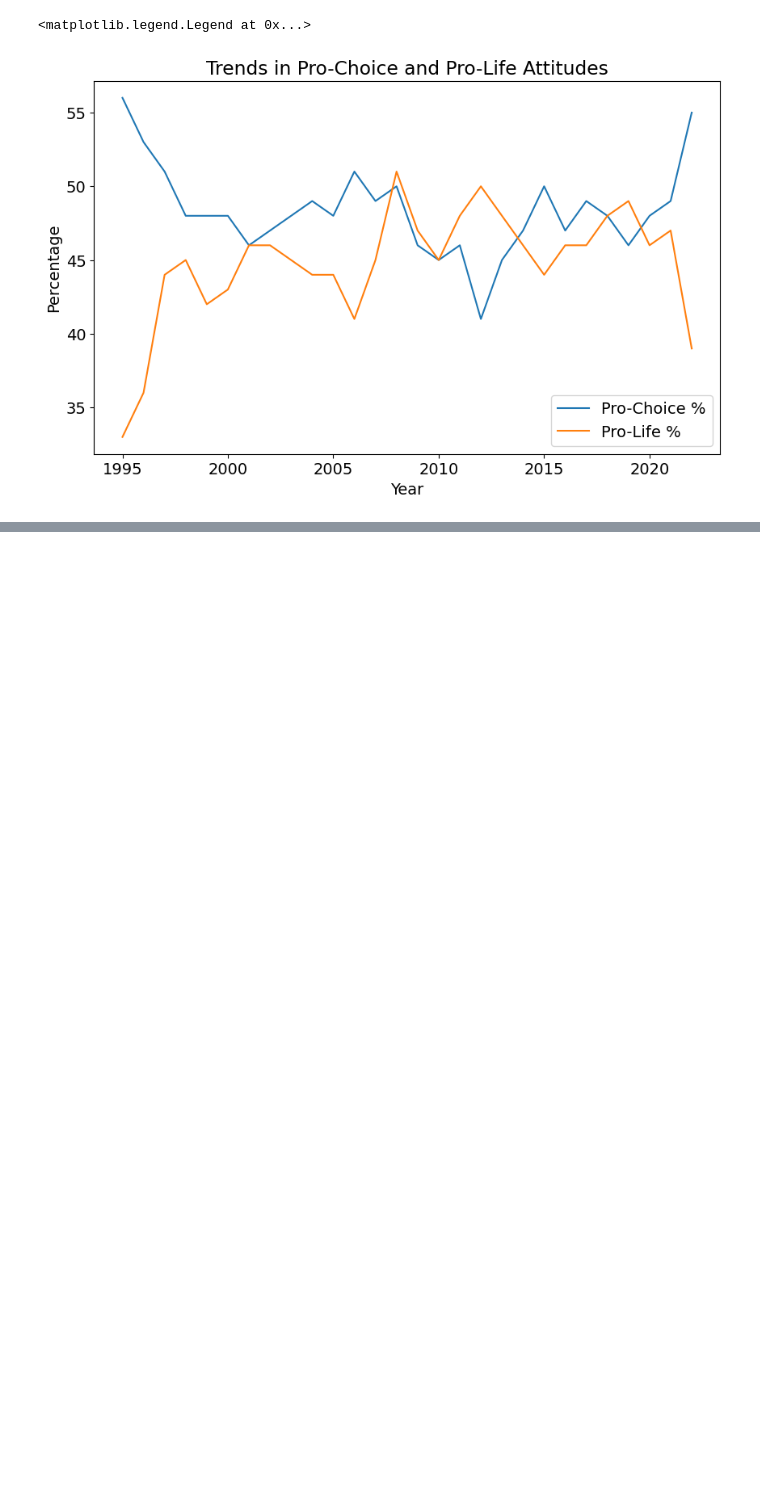
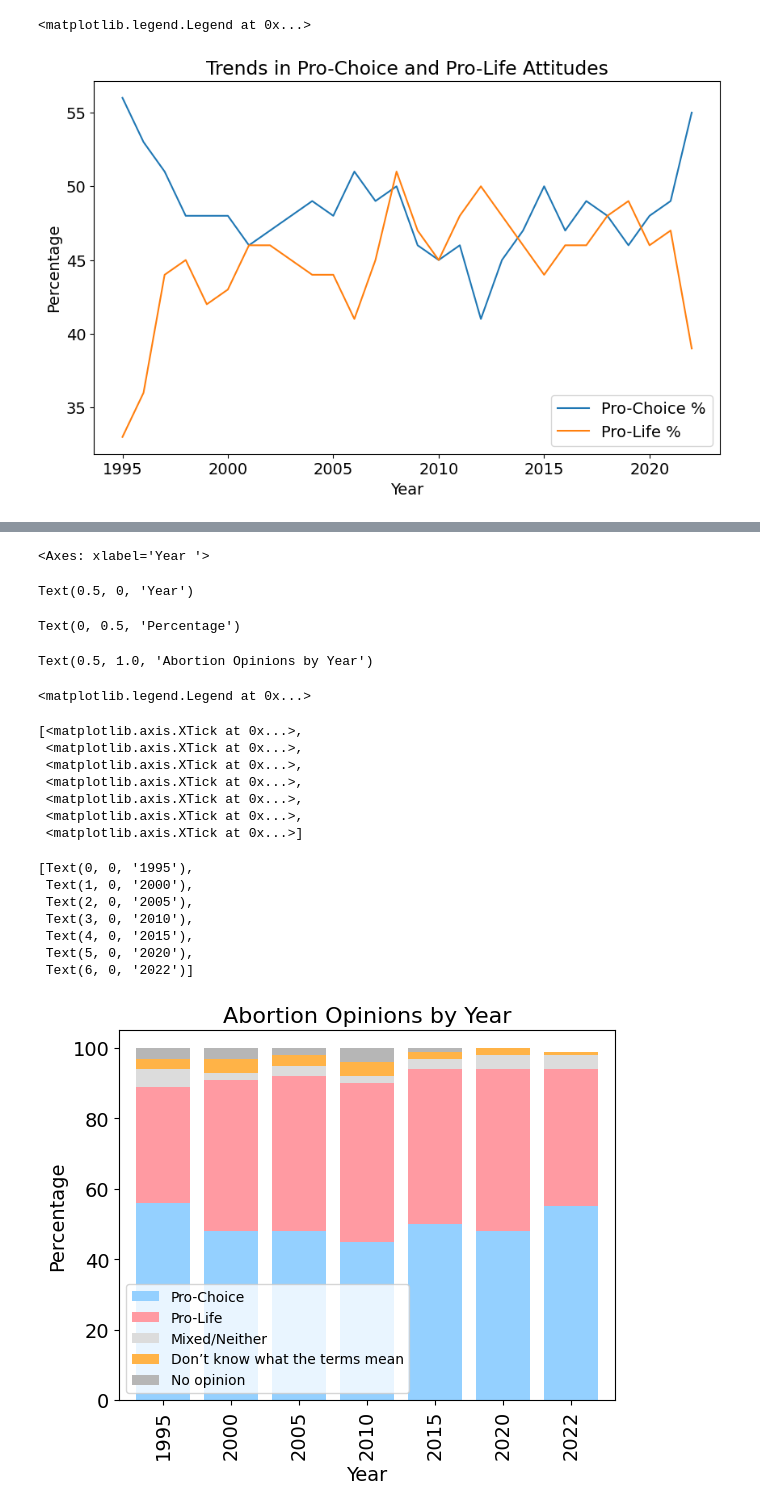
Before and after one commit to Mmarlo5/psychic-doodle, a Jupyter notebook: Copy_of_Problem_Set_5.ipynb, the cells around one changed output, grey strips where cells are left out. Drawn from its saved outputs; the diff is of its cells as text; code cells hidden in the pictures; blank space fills up the shorter version.

```diff
--- a/Copy_of_Problem_Set_5.ipynb
+++ b/Copy_of_Problem_Set_5.ipynb
@@ -867,0 +803,61 @@ Text(0.5, 1.0, 'Abortion views by Year')
+# %%
+# Load data
+abortionDem1 = pd.read_csv("https://raw.githubusercontent.com/Mmarlo5/psychic-doodle/main/Year%20and%20opinion_data.csv")
+
+# Select the columns we need for the plot
+data = abortionDem1[['Year ', 'Pro-Choice %', 'Pro-Life %', 'Mixed/Neither %', 'Don’t know what the terms mean %', 'No opinion']]
+
+# Convert "Nah" to NaN (not a number)
+data['No opinion'] = pd.to_numeric(data['No opinion'], errors='coerce')
+
+# Set the year column as the index
+data = data.set_index('Year ')
+
+# Define colors for the bars
+colors = ['#94d0ff', '#ff9aa2', '#dcdcdc', '#ffb347', '#b6b6b6']
+
+
+# Select data for every 5 years
+data = data.loc[[1995, 2000, 2005, 2010, 2015, 2020, 2022]]
+
+# Plot
+fig, ax = plt.subplots()
+data.plot(kind='bar', stacked=True, ax=ax, color=colors, width=0.8)
+
+# Axes labels and legend
+ax.set_xlabel("Year", fontsize=14)
+ax.set_ylabel("Percentage", fontsize=14)
+ax.set_title("Abortion Opinions by Year", fontsize=16)
+ax.legend(['Pro-Choice', 'Pro-Life', 'Mixed/Neither', 'Don’t know what the terms mean', 'No opinion'], fontsize=10)
+
+# Set tick positions and labels for the x-axis
+ax.set_xticks(range(len(data)))
+ax.set_xticklabels(data.index)
+
+plt.show()
+
+#This is the updated graph with the data entered by a csv file.
+#This graph is also cool because it shows that people are becoming more polizaried in their views as time goes on.
+#No opinion dissapears!
+#Again, this graph shows suppport for and aganist abortion changes over time.
+# %% [output]
+<Axes: xlabel='Year '>
+Text(0.5, 0, 'Year')
+Text(0, 0.5, 'Percentage')
+Text(0.5, 1.0, 'Abortion Opinions by Year')
+<matplotlib.legend.Legend at 0x...>
+[<matplotlib.axis.XTick at 0x...>,
+ <matplotlib.axis.XTick at 0x...>,
+ <matplotlib.axis.XTick at 0x...>,
+ <matplotlib.axis.XTick at 0x...>,
+ <matplotlib.axis.XTick at 0x...>,
+ <matplotlib.axis.XTick at 0x...>,
+ <matplotlib.axis.XTick at 0x...>]
+[Text(0, 0, '1995'),
+ Text(1, 0, '2000'),
+ Text(2, 0, '2005'),
+ Text(3, 0, '2010'),
+ Text(4, 0, '2015'),
+ Text(5, 0, '2020'),
+ Text(6, 0, '2022')]
+[figure, added]
```
Also changed, not shown: parts of 11 cells of this notebook.
